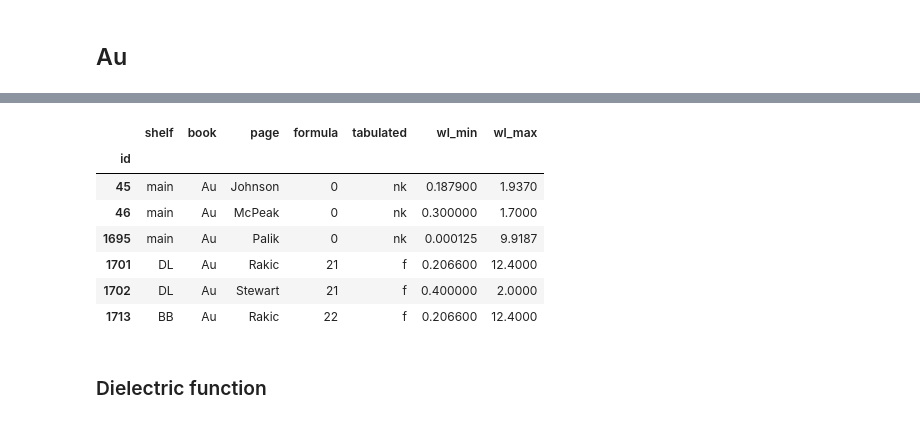
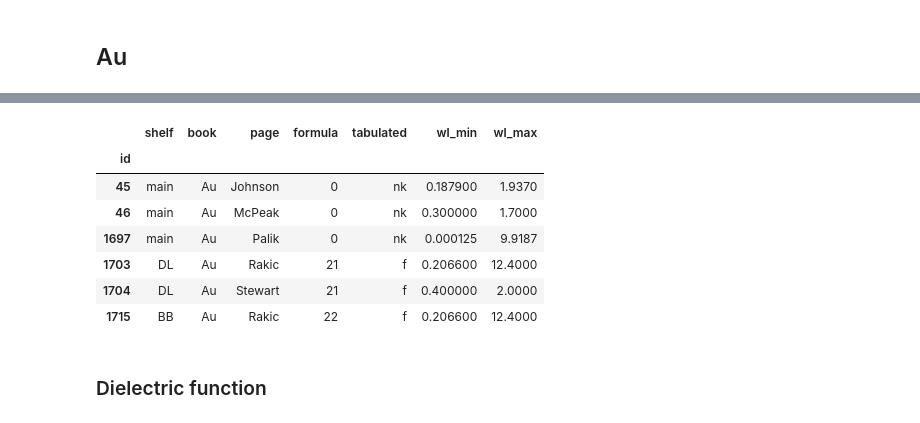
Before and after one commit to mnishida/RII_Pandas, a Jupyter notebook: examples/examples.ipynb, the cells around one changed output, grey strips where cells are left out. Cells and saved outputs as stored; diff of their text form; code cells hidden in the pictures.

```diff
--- a/examples/examples.ipynb
+++ b/examples/examples.ipynb
@@ -89,15 +89,15 @@ ri.search('Au')
 # %%
-Au_id_list = [45, 46, 1695, 1701, 1702, 1713]
+Au_id_list = [45, 46, 1697, 1703, 1704, 1715]
 ri.show(Au_id_list)
 # %% [output]
 |  | shelf | book | page | formula | tabulated | wl_min | wl_max |
 | id |  |  |  |  |  |  |  |
 | 45 | main | Au | Johnson | 0 | nk | 0.187900 | 1.9370 |
 | 46 | main | Au | McPeak | 0 | nk | 0.300000 | 1.7000 |
-| 1695 | main | Au | Palik | 0 | nk | 0.000125 | 9.9187 |
-| 1701 | DL | Au | Rakic | 21 | f | 0.206600 | 12.4000 |
-| 1702 | DL | Au | Stewart | 21 | f | 0.400000 | 2.0000 |
-| 1713 | BB | Au | Rakic | 22 | f | 0.206600 | 12.4000 |
+| 1697 | main | Au | Palik | 0 | nk | 0.000125 | 9.9187 |
+| 1703 | DL | Au | Rakic | 21 | f | 0.206600 | 12.4000 |
+| 1704 | DL | Au | Stewart | 21 | f | 0.400000 | 2.0000 |
+| 1715 | BB | Au | Rakic | 22 | f | 0.206600 | 12.4000 |
 # %% [markdown]
 ### Dielectric function
 # %%
```
Also changed, not shown: parts of 13 cells of this notebook, 38 other files.
